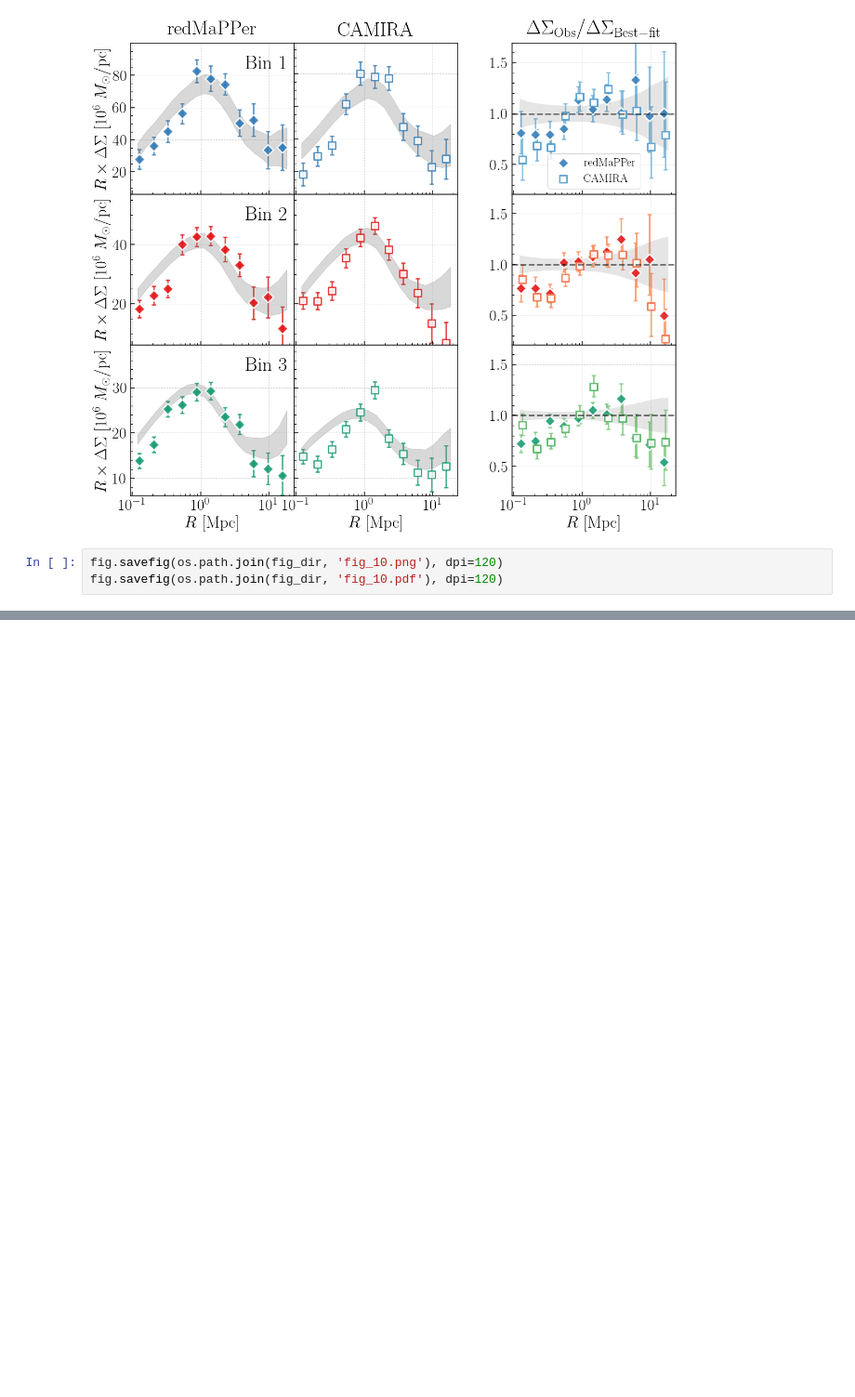
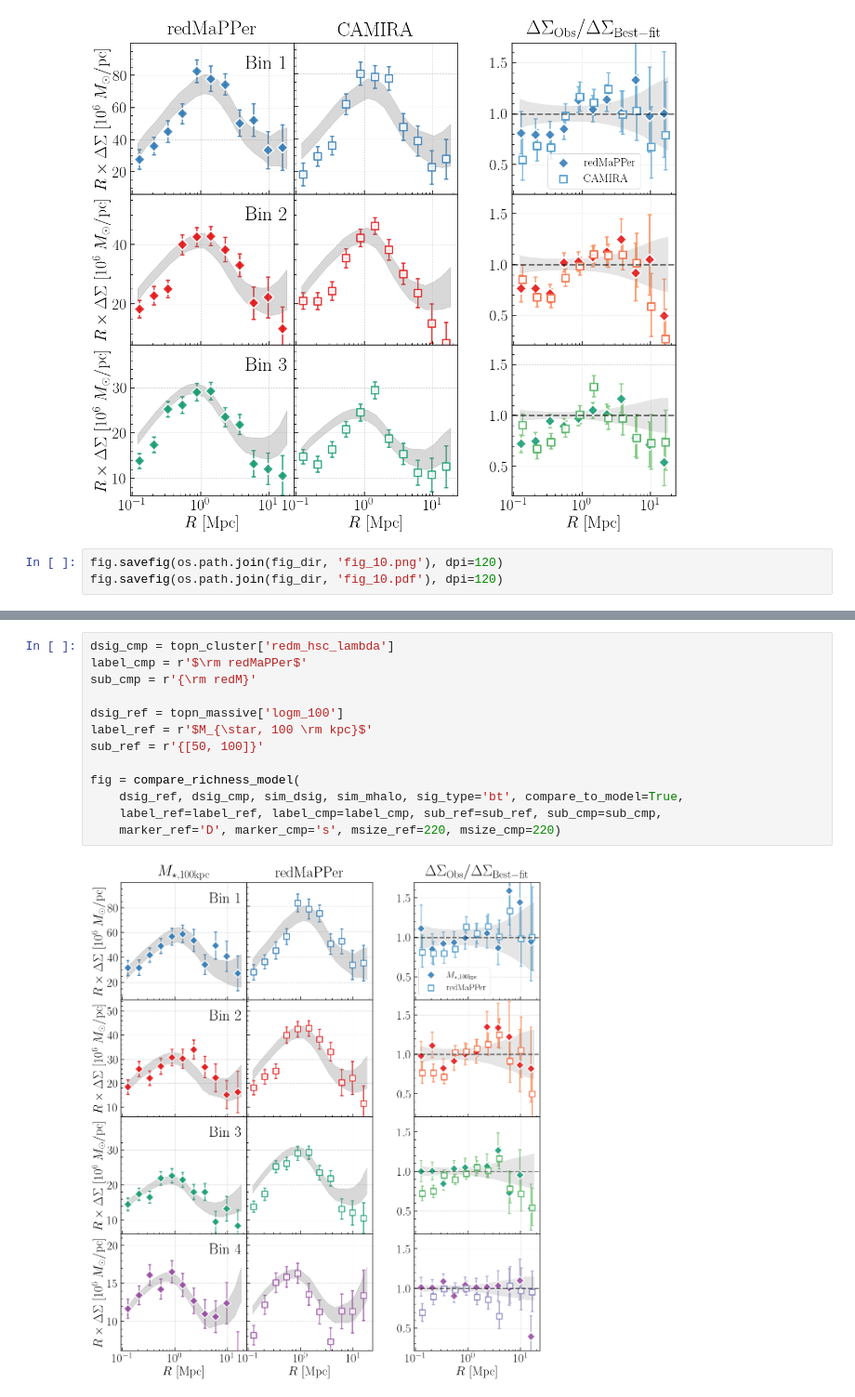
Before and after one commit to dr-guangtou/jianbing, a Jupyter notebook: notebooks/figure/fig10.ipynb, the cells around one changed output, grey strips where cells are left out. Shown at 93% size. Drawn from its saved outputs; the diff is of its cells as text; blank space fills up the shorter version.

```diff
--- a/notebooks/figure/fig10.ipynb
+++ b/notebooks/figure/fig10.ipynb
@@ -82,3 +103,18 @@ fig.savefig(os.path.join(fig_dir, 'fig_10.pdf'), dpi=120)
+# %%
+dsig_cmp = topn_cluster['redm_hsc_lambda']
+label_cmp = r'$\rm redMaPPer$'
+sub_cmp = r'{\rm redM}'
+
+dsig_ref = topn_massive['logm_100']
+label_ref = r'$M_{\star, 100 \rm kpc}$'
+sub_ref = r'{[50, 100]}'
+
+fig = compare_richness_model(
+    dsig_ref, dsig_cmp, sim_dsig, sim_mhalo, sig_type='bt', compare_to_model=True,
+    label_ref=label_ref, label_cmp=label_cmp, sub_ref=sub_ref, sub_cmp=sub_cmp,
+    marker_ref='D', marker_cmp='s', msize_ref=220, msize_cmp=220)
+# %% [output]
+[figure, added]
 # %%
 # Modify the visual.compare_dsigma_profiles function
 
```
Also changed, not shown: parts of 3 cells of this notebook, 2 other files.
